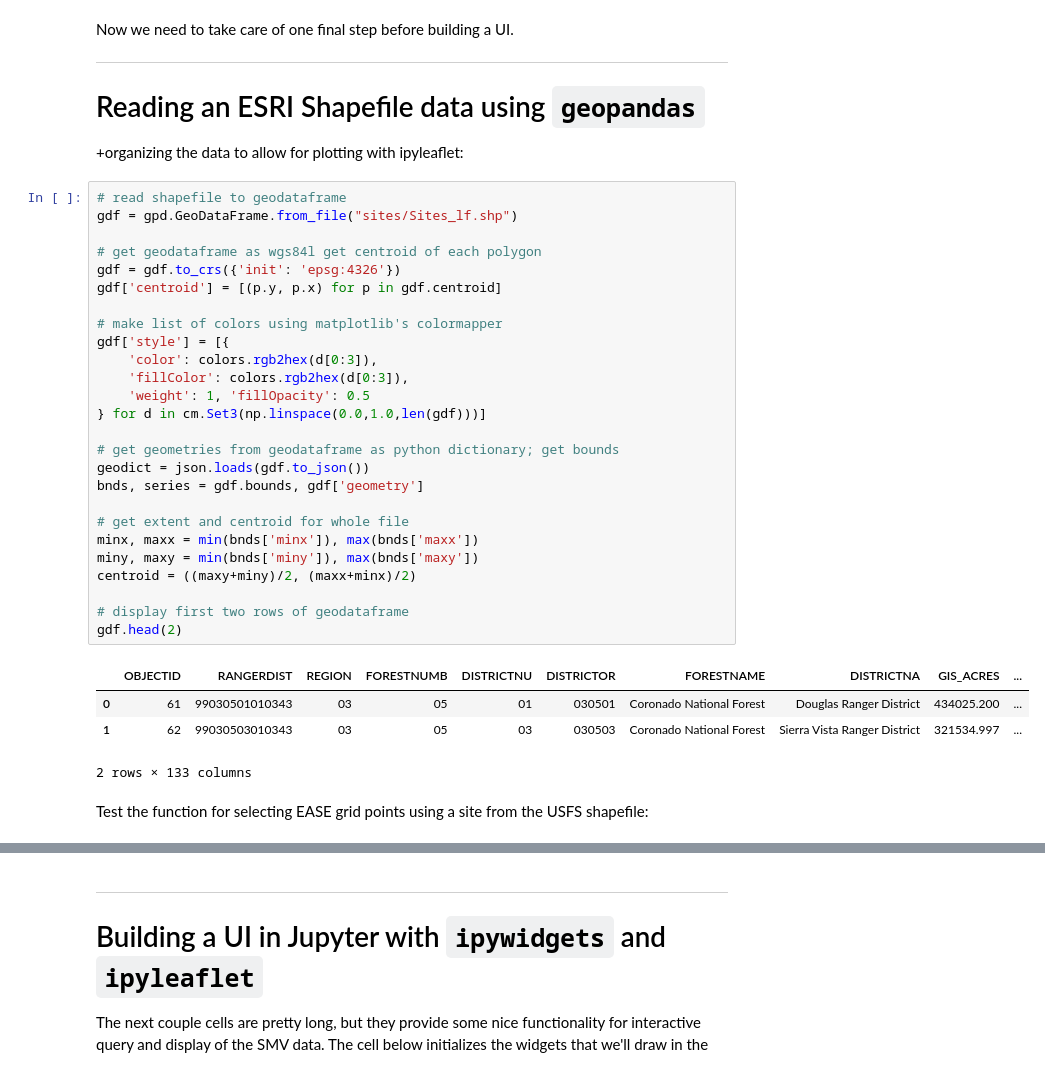
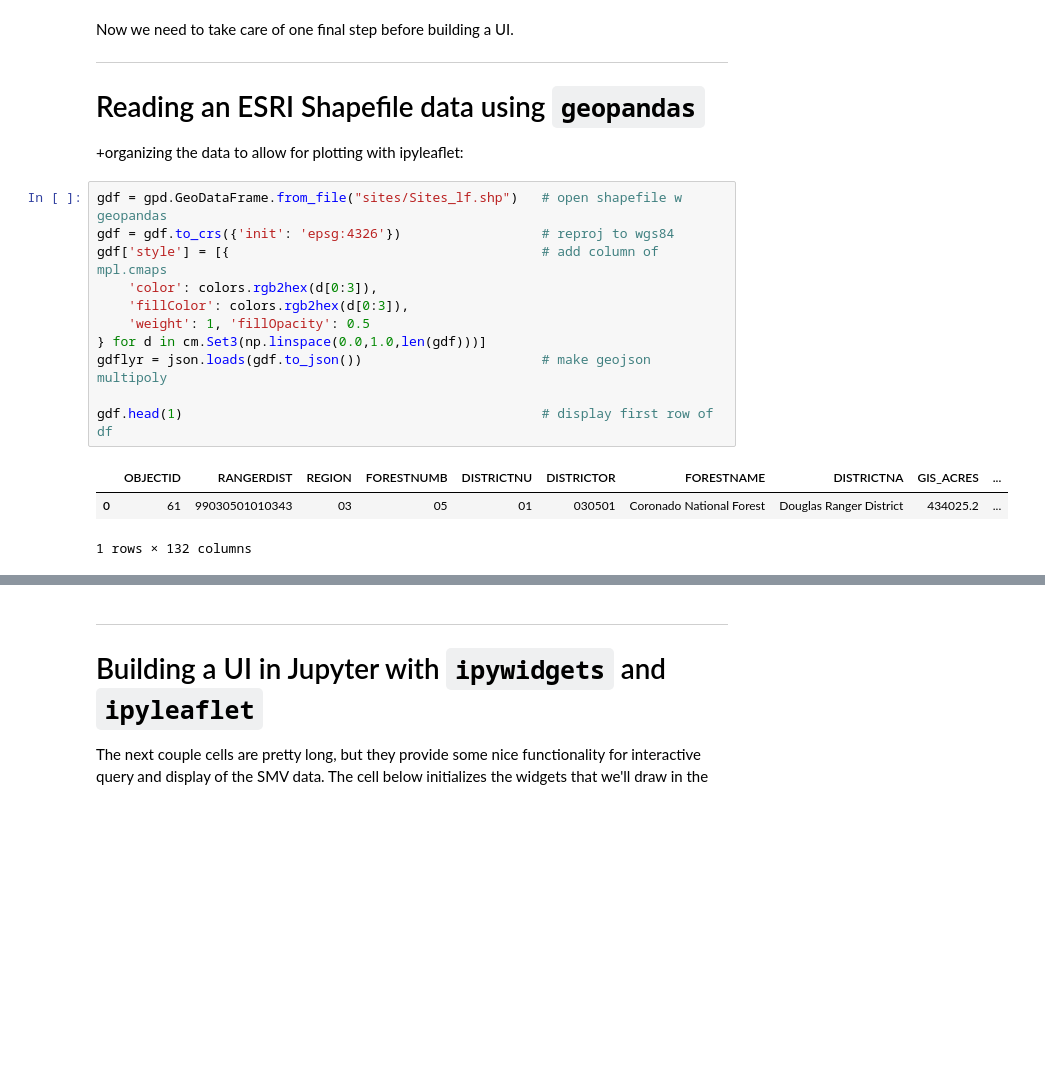
Before and after one commit to jjmcnelis/nasa_usfs_workshop, a Jupyter notebook: day3-tutorial.ipynb, the cells around one changed output, grey strips where cells are left out. Saved outputs shown, nothing was run; the diff lists cells and outputs as text; blank space fills up the shorter version.

```diff
--- a/day3-tutorial.ipynb
+++ b/day3-tutorial.ipynb
@@ -319,35 +318,17 @@ Now we need to take care of one final step before building a UI.
 
 +organizing the data to allow for plotting with ipyleaflet:
 # %%
-# read shapefile to geodataframe
-gdf = gpd.GeoDataFrame.from_file("sites/Sites_lf.shp")
-
-# get geodataframe as wgs84l get centroid of each polygon
-gdf = gdf.to_crs({'init': 'epsg:4326'})
-gdf['centroid'] = [(p.y, p.x) for p in gdf.centroid]
-
-# make list of colors using matplotlib's colormapper
-gdf['style'] = [{
+gdf = gpd.GeoDataFrame.from_file("sites/Sites_lf.shp")   # open shapefile w geopandas
+gdf = gdf.to_crs({'init': 'epsg:4326'})                  # reproj to wgs84
+gdf['style'] = [{                                        # add column of mpl.cmaps
     'color': colors.rgb2hex(d[0:3]),
     'fillColor': colors.rgb2hex(d[0:3]),
     'weight': 1, 'fillOpacity': 0.5
 } for d in cm.Set3(np.linspace(0.0,1.0,len(gdf)))]
+gdflyr = json.loads(gdf.to_json())                       # make geojson multipoly
 
-# get geometries from geodataframe as python dictionary; get bounds
-geodict = json.loads(gdf.to_json())
-bnds, series = gdf.bounds, gdf['geometry']
-
-# get extent and centroid for whole file
-minx, maxx = min(bnds['minx']), max(bnds['maxx'])
-miny, maxy = min(bnds['miny']), max(bnds['maxy'])
-centroid = ((maxy+miny)/2, (maxx+minx)/2)
-
-# display first two rows of geodataframe
-gdf.head(2)
+gdf.head(1)                                              # display first row of df
 # %% [output]
 |  | OBJECTID | RANGERDIST | REGION | FORESTNUMB | DISTRICTNU | DISTRICTOR | FORESTNAME | DISTRICTNA | GIS_ACRES | ... |
-| 0 | 61 | 99030501010343 | 03 | 05 | 01 | 030501 | Coronado National Forest | Douglas Ranger District | 434025.200 | ... |
-| 1 | 62 | 99030503010343 | 03 | 05 | 03 | 030503 | Coronado National Forest | Sierra Vista Ranger District | 321534.997 | ... |
+| 0 | 61 | 99030501010343 | 03 | 05 | 01 | 030501 | Coronado National Forest | Douglas Ranger District | 434025.2 | ... |
-2 rows × 133 columns
+1 rows × 132 columns
-# %% [markdown]
-Test the function for selecting EASE grid points using a site from the USFS shapefile:
```
Also changed, not shown: parts of 15 cells of this notebook, 3 other files.
